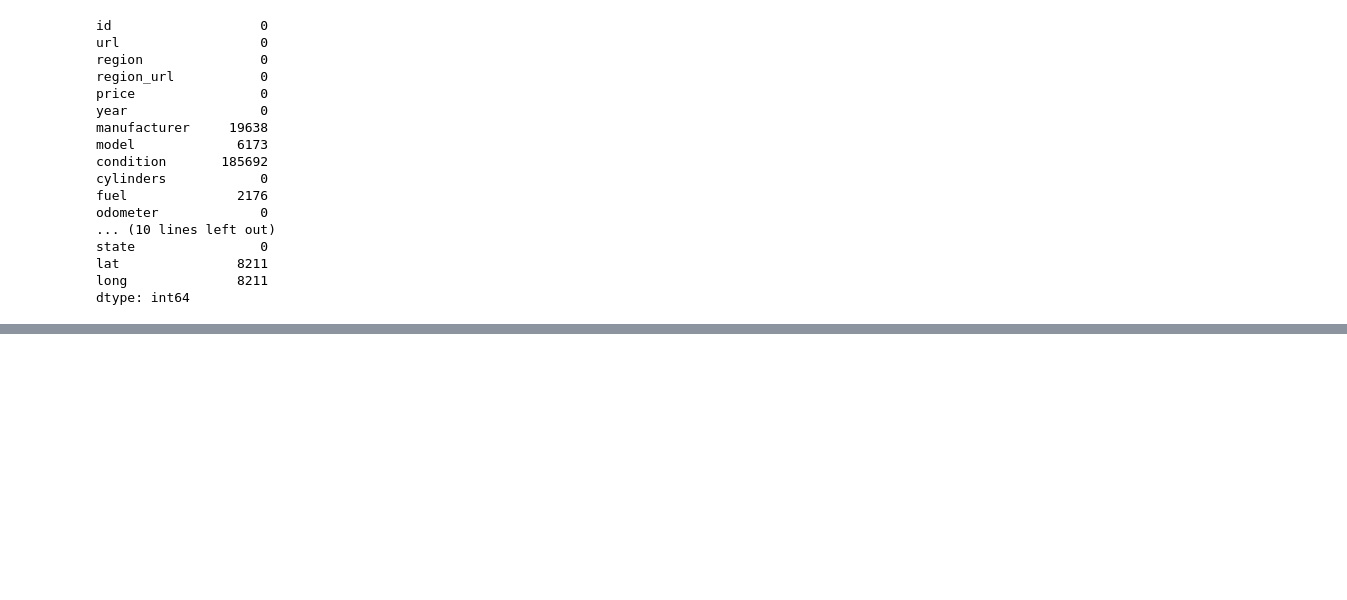
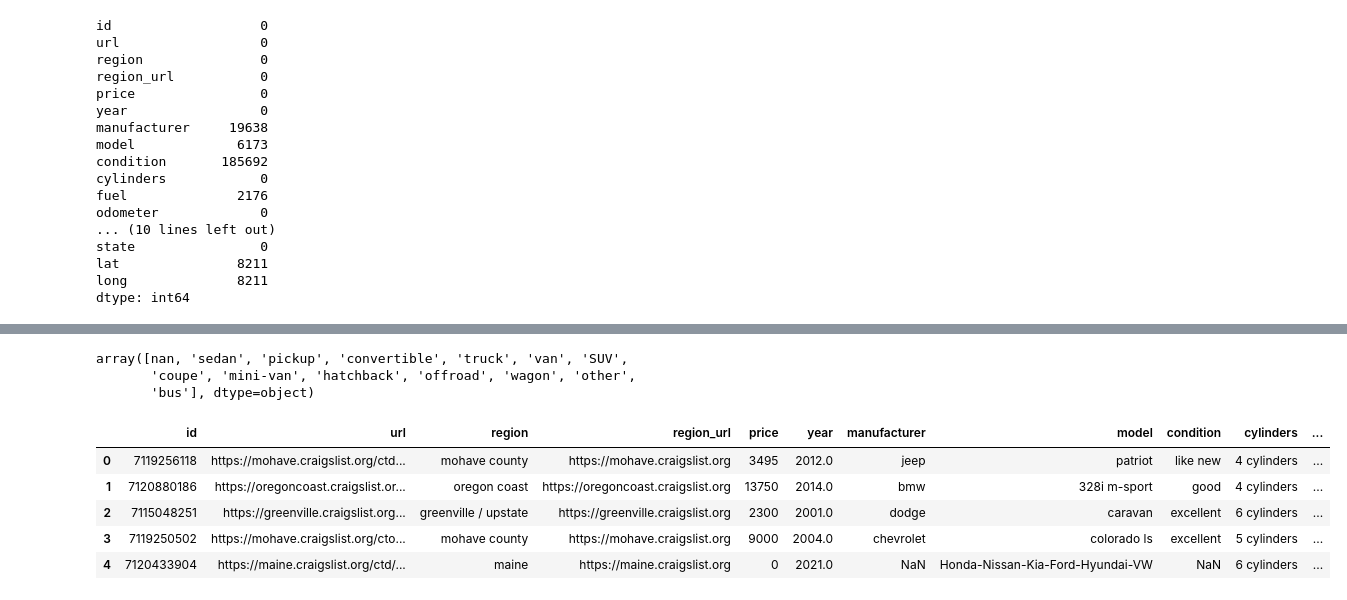
Before and after one commit to Kkies/predicting_craiglist_car_prices, a Jupyter notebook: project_2_cars_craigslist.ipynb, the cells around one changed output, grey strips where cells are left out. Saved outputs shown, nothing was run; the diff lists cells and outputs as text; code cells hidden in the pictures; blank space fills up the shorter version.

```diff
--- a/project_2_cars_craigslist.ipynb
+++ b/project_2_cars_craigslist.ipynb
@@ -694,0 +773,6 @@ dtype: int64
+# %%
+df_clean['type'].unique()
+# %% [output]
+array([nan, 'sedan', 'pickup', 'convertible', 'truck', 'van', 'SUV',
+       'coupe', 'mini-van', 'hatchback', 'offroad', 'wagon', 'other',
+       'bus'], dtype=object)
@@ -694,0 +781,9 @@ dtype: int64
+# %%
+df_clean.head()
+# %% [output]
+|  | id | url | region | region_url | price | year | manufacturer | model | condition | cylinders | ... |
+| 0 | 7119256118 | https://mohave.craigslist.org/ctd... | mohave county | https://mohave.craigslist.org | 3495 | 2012.0 | jeep | patriot | like new | 4 cylinders | ... |
+| 1 | 7120880186 | https://oregoncoast.craigslist.or... | oregon coast | https://oregoncoast.craigslist.org | 13750 | 2014.0 | bmw | 328i m-sport | good | 4 cylinders | ... |
+| 2 | 7115048251 | https://greenville.craigslist.org... | greenville / upstate | https://greenville.craigslist.org | 2300 | 2001.0 | dodge | caravan | excellent | 6 cylinders | ... |
+| 3 | 7119250502 | https://mohave.craigslist.org/cto... | mohave county | https://mohave.craigslist.org | 9000 | 2004.0 | chevrolet | colorado ls | excellent | 5 cylinders | ... |
+| 4 | 7120433904 | https://maine.craigslist.org/ctd/... | maine | https://maine.craigslist.org | 0 | 2021.0 | NaN | Honda-Nissan-Kia-Ford-Hyundai-VW | NaN | 6 cylinders | ... |
```
Also changed, not shown: parts of 30 cells of this notebook.
